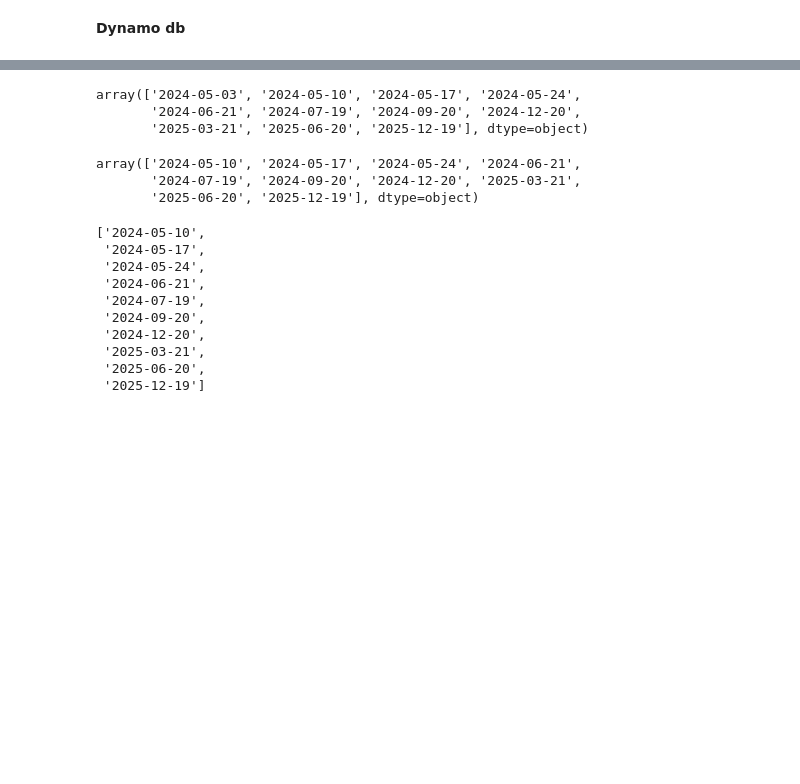
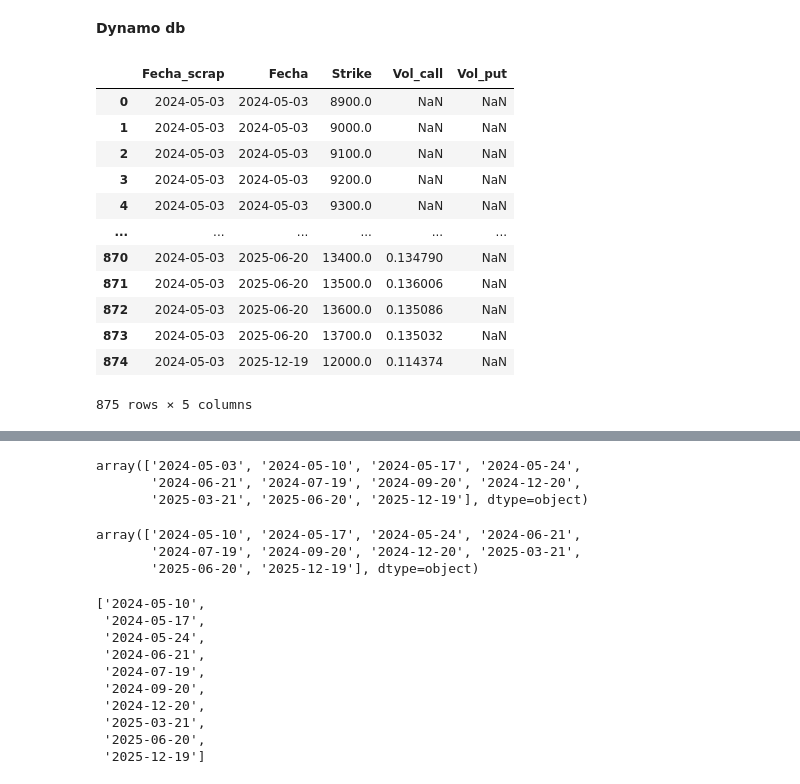
Before and after one commit to aperezcoscu/Practica-3, a Jupyter notebook: conexiones_dinamo_s3.ipynb, the cells around one changed output, grey strips where cells are left out. Cells and saved outputs as stored; diff of their text form; code cells hidden in the pictures; blank space fills up the shorter version.

```diff
--- a/conexiones_dinamo_s3.ipynb
+++ b/conexiones_dinamo_s3.ipynb
@@ -14,7 +15,7 @@ from datetime import date
 dynamodb = boto3.resource('dynamodb')
 
 # Seleccionar la tabla
-table = dynamodb.Table('volatiliy_table')
+table = dynamodb.Table('Volatilidad-prueba-test')
 
 response = table.scan()
 data = response['Items']
@@ -26,7 +27,10 @@ df = pd.DataFrame(data)
 for column in ['Vol_call', 'Strike', 'Vol_put']:
     df[column] = df[column].apply(lambda x: float(x) if isinstance(x, Decimal) else x)
 
-df = df.loc[:, ['Fecha', 'Strike', 'Vol_call', 'Vol_put']]
+# Filtrar y ordenar el DataFrame
+df = df.loc[:, ['Fecha_scrap', 'Fecha', 'Strike', 'Vol_call', 'Vol_put']]
+df = df.sort_values(by=['Fecha', 'Strike'])
+df = df.reset_index(drop=True)
 
 # Ordenar los datos primero por 'Fecha' y luego por 'Strike'
 df = df.sort_values(by=['Fecha', 'Strike'])
@@ -37,3 +41,19 @@ df = df.reset_index(drop=True)
 # Reemplazar valores menores que 0.001 en 'Vol_call' y 'Vol_put' por NaN
 df['Vol_call'] = df['Vol_call'].mask(df['Vol_call'] < 0.001, np.nan)
 df['Vol_put'] = df['Vol_put'].mask(df['Vol_put'] < 0.001, np.nan)
+# %%
+df
+# %% [output]
+|  | Fecha_scrap | Fecha | Strike | Vol_call | Vol_put |
+| 0 | 2024-05-03 | 2024-05-03 | 8900.0 | NaN | NaN |
+| 1 | 2024-05-03 | 2024-05-03 | 9000.0 | NaN | NaN |
+| 2 | 2024-05-03 | 2024-05-03 | 9100.0 | NaN | NaN |
+| 3 | 2024-05-03 | 2024-05-03 | 9200.0 | NaN | NaN |
+| 4 | 2024-05-03 | 2024-05-03 | 9300.0 | NaN | NaN |
+| ... | ... | ... | ... | ... | ... |
+| 870 | 2024-05-03 | 2025-06-20 | 13400.0 | 0.134790 | NaN |
+| 871 | 2024-05-03 | 2025-06-20 | 13500.0 | 0.136006 | NaN |
+| 872 | 2024-05-03 | 2025-06-20 | 13600.0 | 0.135086 | NaN |
+| 873 | 2024-05-03 | 2025-06-20 | 13700.0 | 0.135032 | NaN |
+| 874 | 2024-05-03 | 2025-12-19 | 12000.0 | 0.114374 | NaN |
+875 rows × 5 columns
```
Also changed, not shown: parts of 5 cells of this notebook, 6 other files.
